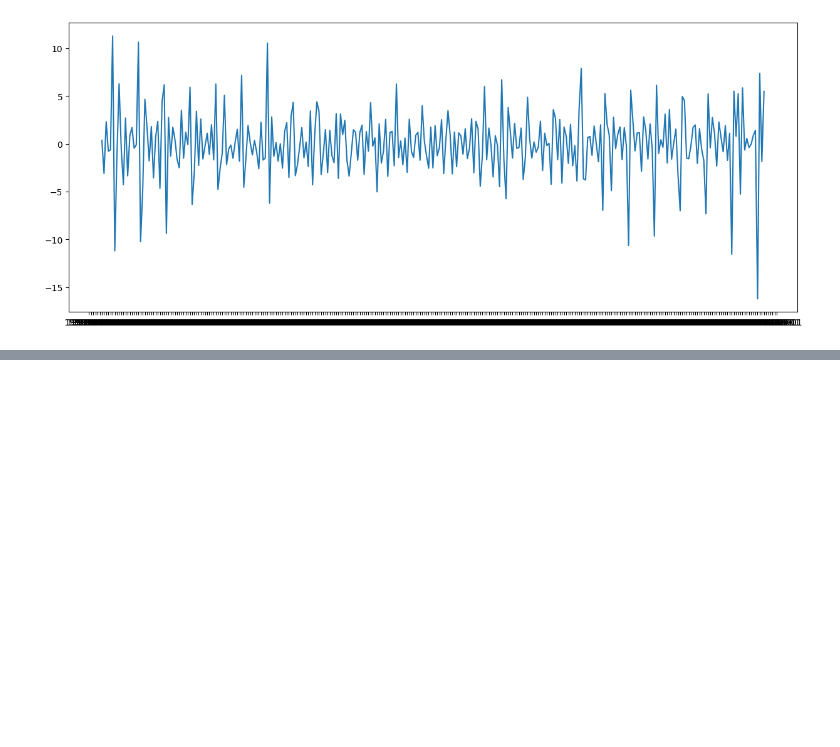
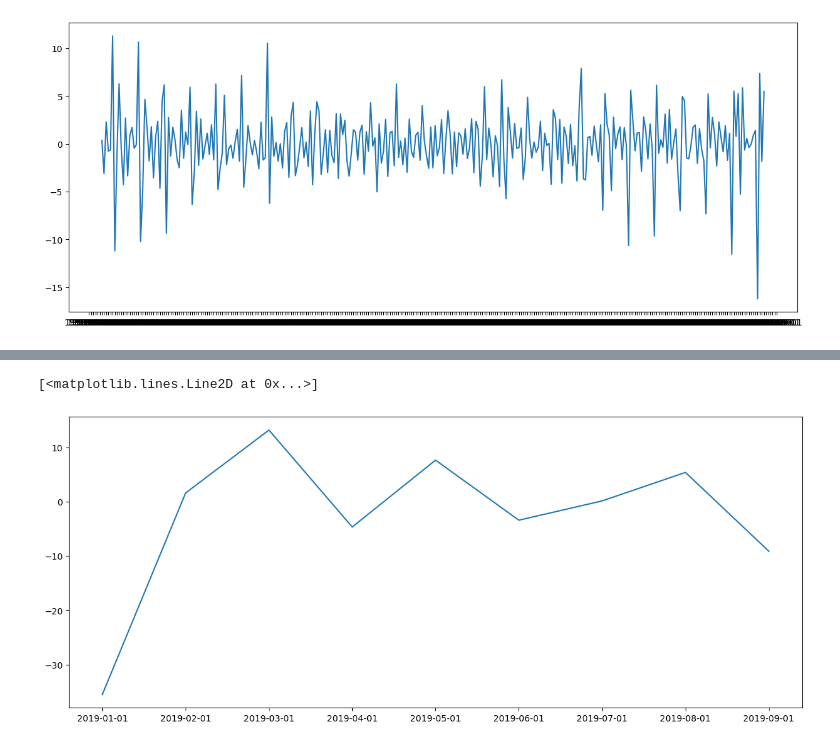
Before and after one commit to VictorChavesz/SerieTemporal, a Jupyter notebook: SerieTemporal.ipynb, the cells around one changed output, grey strips where cells are left out. Drawn from its saved outputs; the diff is of its cells as text; code cells hidden in the pictures; blank space fills up the shorter version.

Commit message:
finalização do código
-Utilização do auto_arima para a geração do modelo
-Separação do modelo em treino e teste
-Treinamento do modelo
-Previsão e comparação através de gráficos

```diff
--- a/SerieTemporal.ipynb
+++ b/SerieTemporal.ipynb
@@ -62,0 +87,5 @@ pl.plot(ruido)
+# %%
+test = data.loc['2019-01-01':]
+# %%
+#treino do modelo
+stepwise_model.fit(train)
@@ -62,0 +95,3 @@ pl.plot(ruido)
+# %%
+#previsão dos valores test
+future_forecast = stepwise_model.predict(n_periods = 9)
@@ -62,0 +111,8 @@ pl.plot(ruido)
+# %%
+#para melhor visualização e comparação tranformo future forecast em um data frame
+future_forecast = pd.DataFrame(future_forecast, index = test.index, columns = ['value'])
+# %%
+pl.plot(future_forecast)
+# %% [output]
+[<matplotlib.lines.Line2D at 0x...>]
+[figure, added]
```
Also changed, not shown: parts of 7 cells of this notebook.
